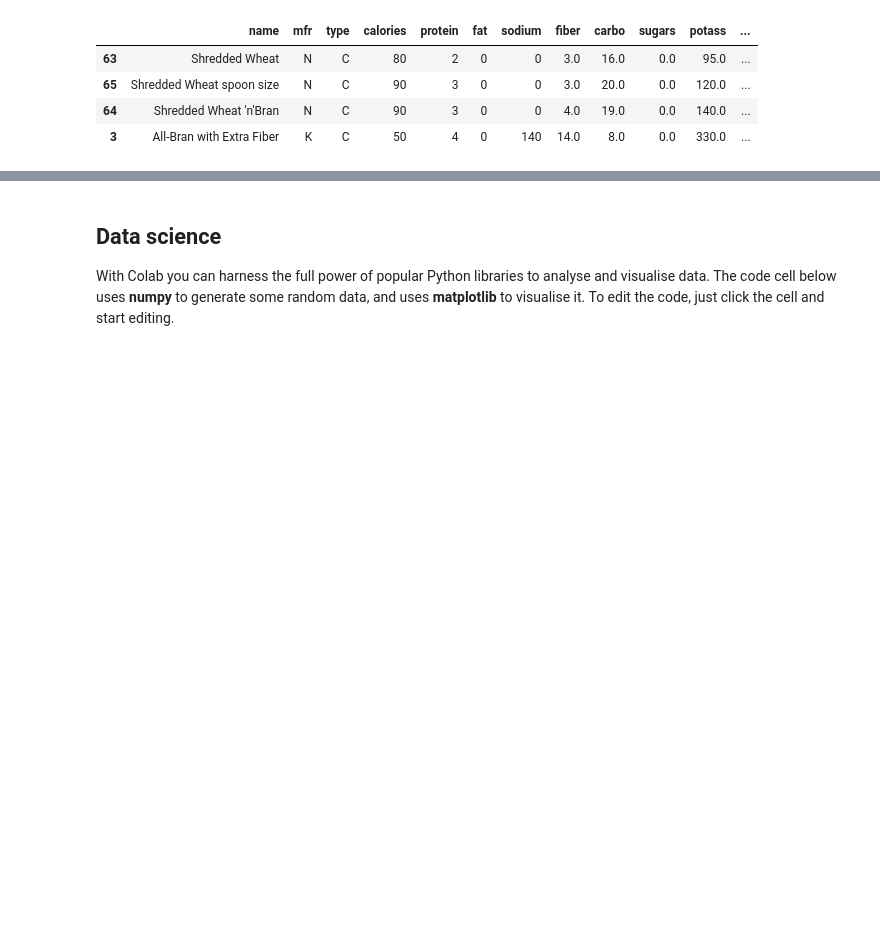
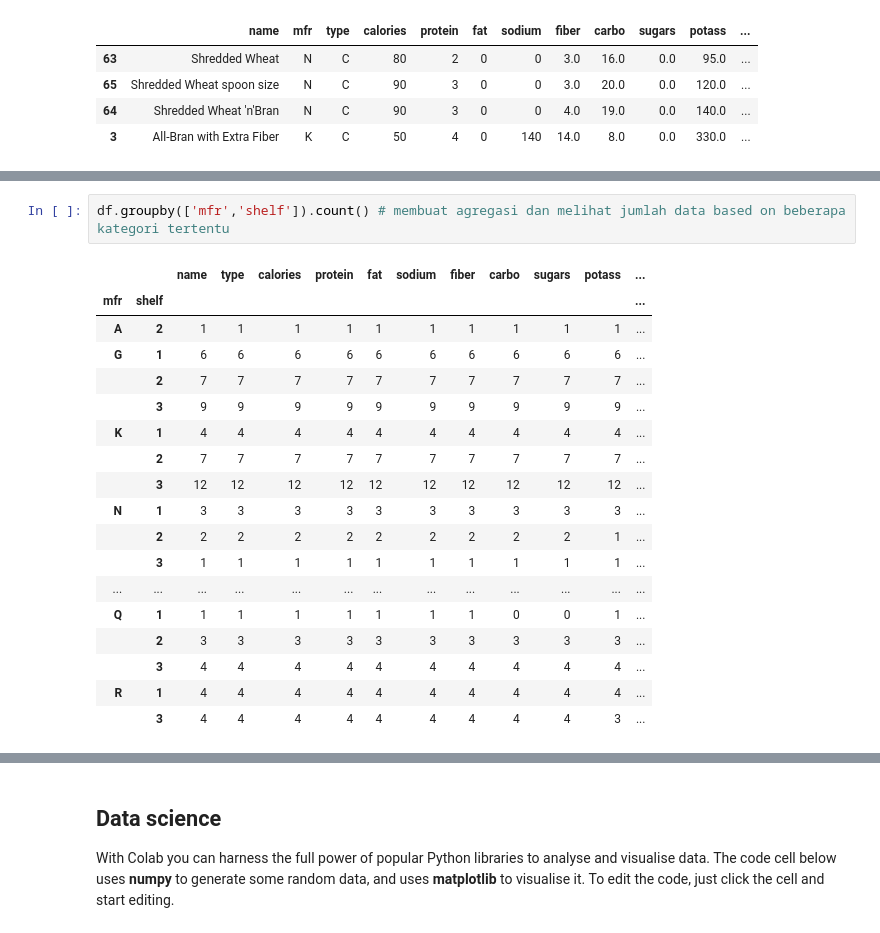
Before and after one commit to budsains/materi, a Jupyter notebook: material_book.ipynb, the cells around one changed output, grey strips where cells are left out. Saved outputs shown, nothing was run; the diff lists cells and outputs as text; blank space fills up the shorter version.

```diff
--- a/material_book.ipynb
+++ b/material_book.ipynb
@@ -162,0 +210,21 @@ df_1.sort_values("rating",ascending=True) #mengurutkan dataframe berdasarkan kri
+# %%
+df.groupby(['mfr','shelf']).count() # membuat agregasi dan melihat jumlah data based on beberapa kategori tertentu
+# %% [output]
+|  |  | name | type | calories | protein | fat | sodium | fiber | carbo | sugars | potass | ... |
+| mfr | shelf |  |  |  |  |  |  |  |  |  |  | ... |
+| A | 2 | 1 | 1 | 1 | 1 | 1 | 1 | 1 | 1 | 1 | 1 | ... |
+| G | 1 | 6 | 6 | 6 | 6 | 6 | 6 | 6 | 6 | 6 | 6 | ... |
+|  | 2 | 7 | 7 | 7 | 7 | 7 | 7 | 7 | 7 | 7 | 7 | ... |
+|  | 3 | 9 | 9 | 9 | 9 | 9 | 9 | 9 | 9 | 9 | 9 | ... |
+| K | 1 | 4 | 4 | 4 | 4 | 4 | 4 | 4 | 4 | 4 | 4 | ... |
+|  | 2 | 7 | 7 | 7 | 7 | 7 | 7 | 7 | 7 | 7 | 7 | ... |
+|  | 3 | 12 | 12 | 12 | 12 | 12 | 12 | 12 | 12 | 12 | 12 | ... |
+| N | 1 | 3 | 3 | 3 | 3 | 3 | 3 | 3 | 3 | 3 | 3 | ... |
+|  | 2 | 2 | 2 | 2 | 2 | 2 | 2 | 2 | 2 | 2 | 1 | ... |
+|  | 3 | 1 | 1 | 1 | 1 | 1 | 1 | 1 | 1 | 1 | 1 | ... |
+| ... | ... | ... | ... | ... | ... | ... | ... | ... | ... | ... | ... | ... |
+| Q | 1 | 1 | 1 | 1 | 1 | 1 | 1 | 1 | 0 | 0 | 1 | ... |
+|  | 2 | 3 | 3 | 3 | 3 | 3 | 3 | 3 | 3 | 3 | 3 | ... |
+|  | 3 | 4 | 4 | 4 | 4 | 4 | 4 | 4 | 4 | 4 | 4 | ... |
+| R | 1 | 4 | 4 | 4 | 4 | 4 | 4 | 4 | 4 | 4 | 4 | ... |
+|  | 3 | 4 | 4 | 4 | 4 | 4 | 4 | 4 | 4 | 4 | 3 | ... |
```
Also changed, not shown: parts of 17 cells of this notebook.
